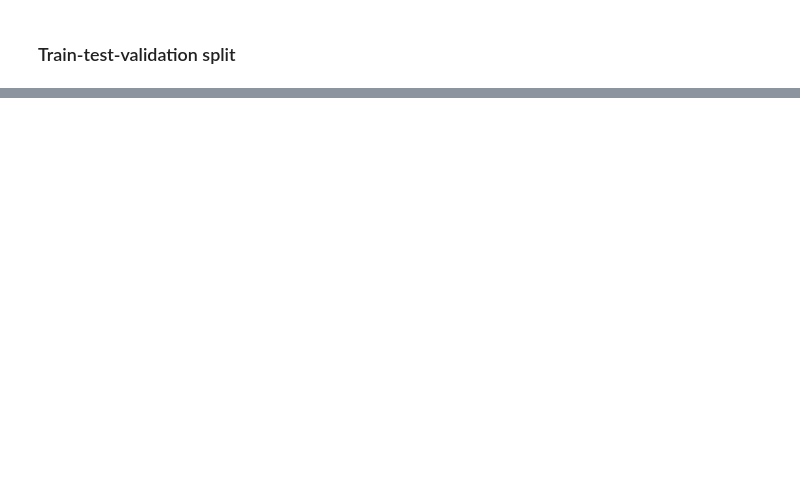
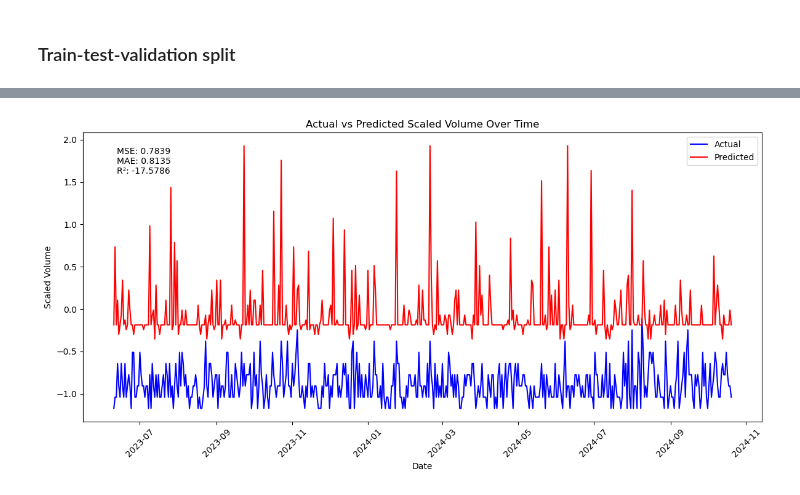
Before and after one commit to nukul-rajpoot/game_price_prediction, a Jupyter notebook: python_scripts/sentiment_analysis/lstm_test.ipynb, the cells around one changed output, grey strips where cells are left out. Saved outputs shown, nothing was run; the diff lists cells and outputs as text; code cells hidden in the pictures; blank space fills up the shorter version.

Commit message:
Added train test split for mentions and volume.

```diff
--- a/python_scripts/sentiment_analysis/lstm_test.ipynb
+++ b/python_scripts/sentiment_analysis/lstm_test.ipynb
@@ -132,8 +118,7 @@ def fetch_items():
     return items
 
 dailyCookie = get_cookie_from_blob()
-items = fetch_items()
-current_item = fetch_item_to_df(items[4], dailyCookie)
+current_item = fetch_item_to_df(ITEM, dailyCookie)
 df = current_item
 # %% [markdown]
 ### Get mentions data, Preprocessing
@@ -305,0 +259,38 @@ Prediction: 0.04, Actual: 0.01
+# %%
+import matplotlib.pyplot as plt
+import pandas as pd
+
+# Create a DataFrame with the actual and predicted values
+results_df = pd.DataFrame({
+    'Actual': actuals,
+    'Predicted': predictions
+}, index=merged_df.iloc[test_indices]['date'])
+
+# Sort the DataFrame by date
+results_df = results_df.sort_index()
+
+# Create the line plot
+plt.figure(figsize=(12, 6))
+plt.plot(results_df.index, results_df['Actual'], label='Actual', color='blue')
+plt.plot(results_df.index, results_df['Predicted'], label='Predicted', color='red')
+
+# Set labels and title
+plt.xlabel('Date')
+plt.ylabel('Scaled Volume')
+plt.title('Actual vs Predicted Scaled Volume Over Time')
+
+# Add legend
+plt.legend()
+
+# Rotate x-axis labels for better readability
+plt.xticks(rotation=45)
+
+# Add text with metrics
+plt.text(0.05, 0.95, f'MSE: {mse:.4f}\nMAE: {mae:.4f}\nR²: {r2:.4f}',
+         transform=plt.gca().transAxes, verticalalignment='top')
+
+# Show the plot
+plt.tight_layout()
+plt.show()
+# %% [output]
+[figure, added]
```
Also changed, not shown: parts of 9 cells of this notebook, 2 other files.
